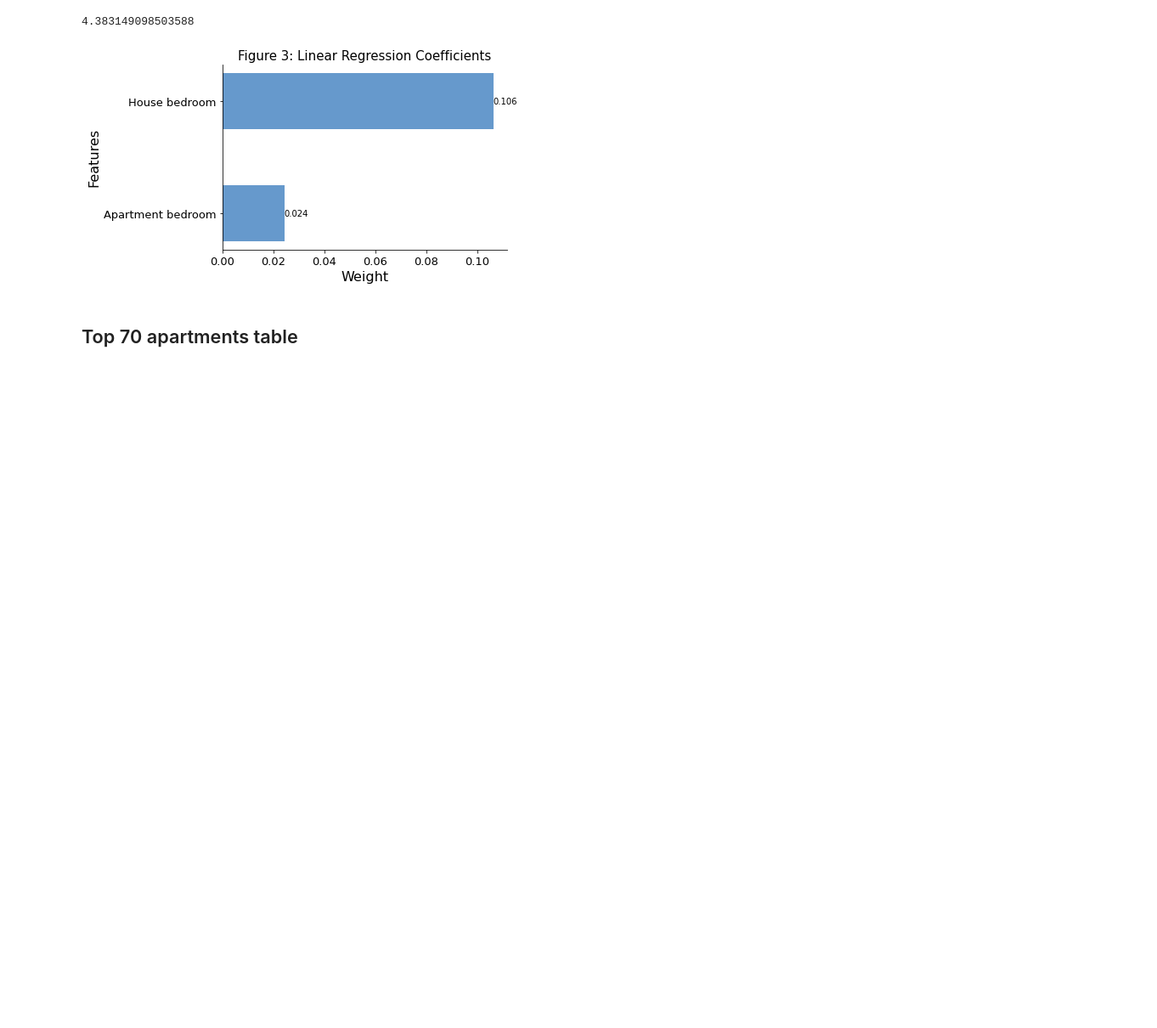
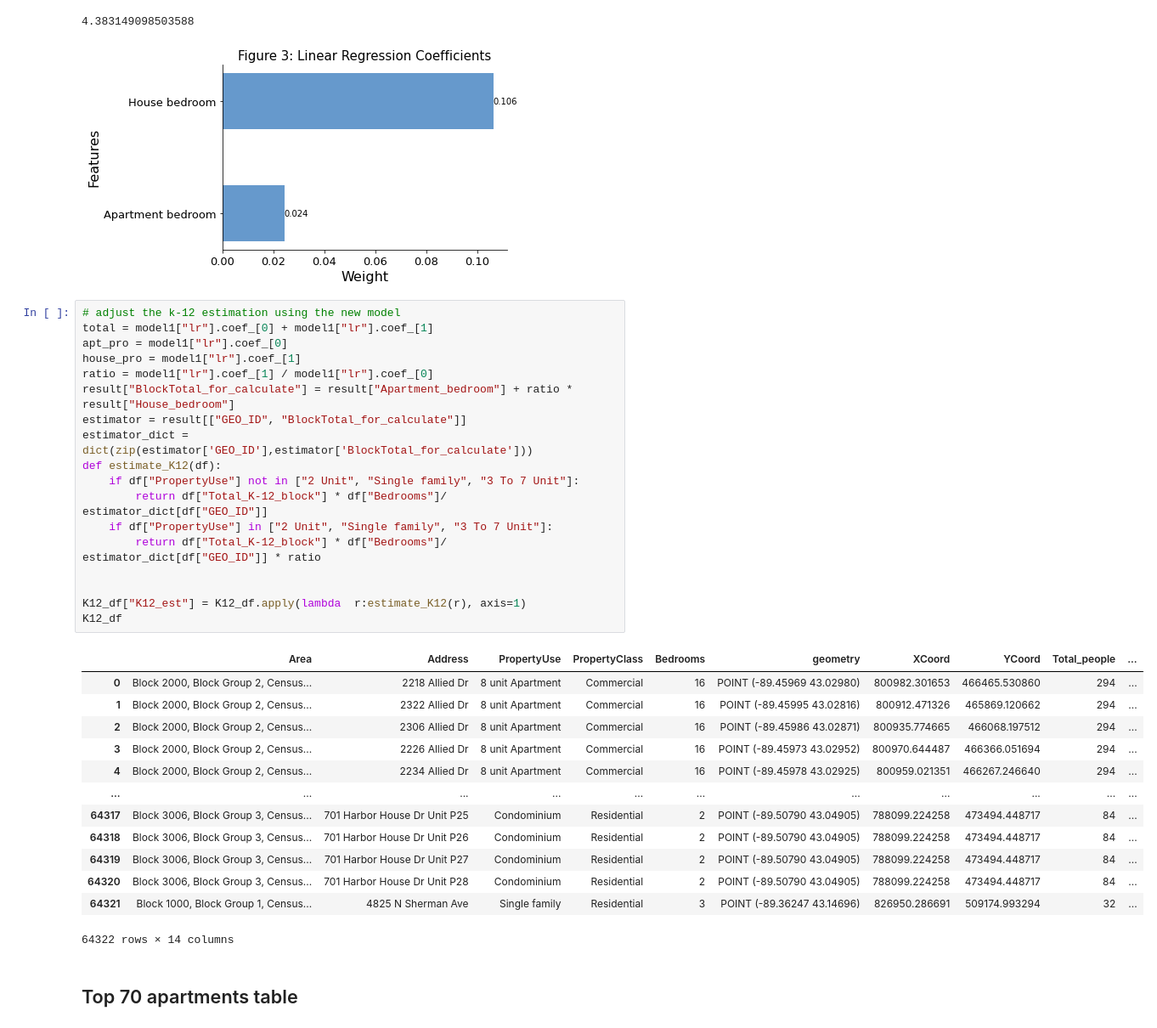
Before and after one commit to wesley0628/Internet-Access-Analysis, a Jupyter notebook: Internet_Access.ipynb, the cells around one changed output. Shown at 85% size. Drawn from its saved outputs; the diff is of its cells as text; blank space fills up the shorter version.

```diff
--- a/Internet_Access.ipynb
+++ b/Internet_Access.ipynb
@@ -242,6 +249,38 @@ print(model1["lr"].coef_[1] / model1["lr"].coef_[0])
 # %% [output]
 4.383149098503588
 [figure]
+# %%
+# adjust the k-12 estimation using the new model
+total = model1["lr"].coef_[0] + model1["lr"].coef_[1]
+apt_pro = model1["lr"].coef_[0]
+house_pro = model1["lr"].coef_[1]
+ratio = model1["lr"].coef_[1] / model1["lr"].coef_[0]
+result["BlockTotal_for_calculate"] = result["Apartment_bedroom"] + ratio * result["House_bedroom"]
+estimator = result[["GEO_ID", "BlockTotal_for_calculate"]]
+estimator_dict = dict(zip(estimator['GEO_ID'],estimator['BlockTotal_for_calculate']))
+def estimate_K12(df):
+    if df["PropertyUse"] not in ["2 Unit", "Single family", "3 To 7 Unit"]:
+        return df["Total_K-12_block"] * df["Bedrooms"]/ estimator_dict[df["GEO_ID"]]
+    if df["PropertyUse"] in ["2 Unit", "Single family", "3 To 7 Unit"]:
+        return df["Total_K-12_block"] * df["Bedrooms"]/ estimator_dict[df["GEO_ID"]] * ratio
+
+
+K12_df["K12_est"] = K12_df.apply(lambda  r:estimate_K12(r), axis=1)
+K12_df
+# %% [output]
+|  | Area | Address | PropertyUse | PropertyClass | Bedrooms | geometry | XCoord | YCoord | Total_people | ... |
+| 0 | Block 2000, Block Group 2, Census... | 2218 Allied Dr | 8 unit Apartment | Commercial | 16 | POINT (-89.45969 43.02980) | 800982.301653 | 466465.530860 | 294 | ... |
+| 1 | Block 2000, Block Group 2, Census... | 2322 Allied Dr | 8 unit Apartment | Commercial | 16 | POINT (-89.45995 43.02816) | 800912.471326 | 465869.120662 | 294 | ... |
+| 2 | Block 2000, Block Group 2, Census... | 2306 Allied Dr | 8 unit Apartment | Commercial | 16 | POINT (-89.45986 43.02871) | 800935.774665 | 466068.197512 | 294 | ... |
+| 3 | Block 2000, Block Group 2, Census... | 2226 Allied Dr | 8 unit Apartment | Commercial | 16 | POINT (-89.45973 43.02952) | 800970.644487 | 466366.051694 | 294 | ... |
+| 4 | Block 2000, Block Group 2, Census... | 2234 Allied Dr | 8 unit Apartment | Commercial | 16 | POINT (-89.45978 43.02925) | 800959.021351 | 466267.246640 | 294 | ... |
+| ... | ... | ... | ... | ... | ... | ... | ... | ... | ... | ... |
+| 64317 | Block 3006, Block Group 3, Census... | 701 Harbor House Dr Unit P25 | Condominium | Residential | 2 | POINT (-89.50790 43.04905) | 788099.224258 | 473494.448717 | 84 | ... |
+| 64318 | Block 3006, Block Group 3, Census... | 701 Harbor House Dr Unit P26 | Condominium | Residential | 2 | POINT (-89.50790 43.04905) | 788099.224258 | 473494.448717 | 84 | ... |
+| 64319 | Block 3006, Block Group 3, Census... | 701 Harbor House Dr Unit P27 | Condominium | Residential | 2 | POINT (-89.50790 43.04905) | 788099.224258 | 473494.448717 | 84 | ... |
+| 64320 | Block 3006, Block Group 3, Census... | 701 Harbor House Dr Unit P28 | Condominium | Residential | 2 | POINT (-89.50790 43.04905) | 788099.224258 | 473494.448717 | 84 | ... |
+| 64321 | Block 1000, Block Group 1, Census... | 4825 N Sherman Ave | Single family | Residential | 3 | POINT (-89.36247 43.14696) | 826950.286691 | 509174.993294 | 32 | ... |
+64322 rows × 14 columns
 # %% [markdown]
 ## Top 70 apartments table
 # %%
```
Also changed, not shown: parts of 6 cells of this notebook, 2 other files.
